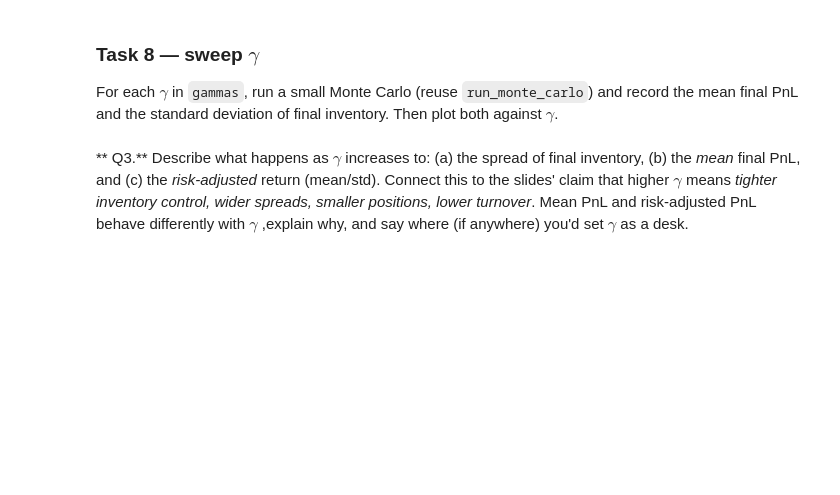
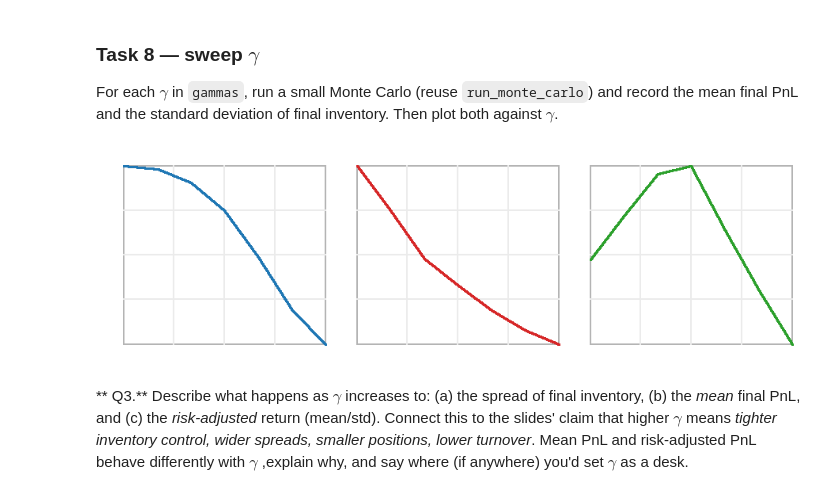
Before and after one commit to parthrs25/OrderBook-Oracle-, a Jupyter notebook: Avellaneda_Stoikov_Assignment.ipynb, the cells around one changed output. Drawn from its saved outputs; the diff is of its cells as text; code cells hidden in the pictures; blank space fills up the shorter version.

```diff
--- a/Avellaneda_Stoikov_Assignment.ipynb
+++ b/Avellaneda_Stoikov_Assignment.ipynb
@@ -184,8 +189,9 @@ def simulate_midprice(S0, sigma, T, dt, seed=0):
     steps = int(T / dt)
     S = np.empty(steps + 1)
     S[0] = S0
-    # TODO: fill S[1:] using S[t+1] = S[t] + sigma * sqrt(dt) * standard_normal
-    raise NotImplementedError
+    for t in range(steps):
+        S[t + 1] = S[t] + sigma * np.sqrt(dt) * rng.standard_normal()
+    return S
 # %%
 # quick look at a few sample paths
 for seed in range(4):
@@ -230,8 +238,13 @@ def simulate_fills(S, bid, ask, dt, A, k, rng):
       hit_ask -> we SELL at our ask  (q -= 1, cash += ask)
     Intensity: lambda(delta) = A * exp(-k * delta), Bernoulli(lambda*dt) per side.
     """
-    # TODO: distances, intensities, then independent Bernoulli draws
-    raise NotImplementedError
+    delta_b = max(S - bid, 0.0)
+    delta_a = max(ask - S, 0.0)
+    lambda_b = A * np.exp(-k * delta_b)
+    lambda_a = A * np.exp(-k * delta_a)
+    hit_bid = bool(rng.random() < lambda_b * dt)
+    hit_ask = bool(rng.random() < lambda_a * dt)
+    return hit_bid, hit_ask
 # %% [markdown]
 ### Self-check 2 — fill-engine sanity
 
@@ -300,16 +315,18 @@ def run_simulation(params, seed=0):
         tau = max(T - t * dt, 0.0)                  # time remaining
 
         # TODO (a): compute quotes for the current state
-        bid, ask, r, delta = ...                    # <-- replace ...
+        bid, ask, r, delta = make_quotes(S, q, gamma, sigma, tau, k)
 
         hit_bid, hit_ask = simulate_fills(S, bid, ask, dt, A, k, rng)
 
         # TODO (b): if our bid was hit, we BUY one unit
         if hit_bid:
-            ...                                     # <-- update q and cash
+            q += 1
+            cash -= bid
         # TODO (c): if our ask was lifted, we SELL one unit
         if hit_ask:
-            ...                                     # <-- update q and cash
+            q -= 1
+            cash += ask
 
         pnl = cash + q * S                          # mark-to-market
 
@@ -384,8 +413,10 @@ and final inventory from each, and store them in the two lists.
 def run_monte_carlo(params, n_paths=200):
     """Run n_paths independent simulations; return arrays of final PnL & inventory."""
     final_pnl, final_q = [], []
-    # TODO: loop over seeds 0..n_paths-1, run_simulation, collect last pnl & q
-    raise NotImplementedError
+    for seed in range(n_paths):
+        res = run_simulation(params, seed=seed)
+        final_pnl.append(res["pnl"][-1])
+        final_q.append(res["q"][-1])
     return np.array(final_pnl), np.array(final_q)
 
 pnl_dist, q_dist = run_monte_carlo(PARAMS, n_paths=300)
@@ -426,21 +466,26 @@ Then plot both against $\gamma$.
 # %%
 gammas = [0.01, 0.02, 0.05, 0.1, 0.2, 0.4, 0.8]
 mean_pnl, std_pnl, std_inv = [], [], []
 
-# TODO: for each g, copy PARAMS with gamma=g, run_monte_carlo (n_paths~200),
-#       append: mean final PnL, std of final PnL, and std of final inventory.
-raise NotImplementedError
+for g in gammas:
+    p = dict(PARAMS, gamma=g)
+    pnl_g, q_g = run_monte_carlo(p, n_paths=200)
+    mean_pnl.append(pnl_g.mean())
+    std_pnl.append(pnl_g.std())
+    std_inv.append(q_g.std())
 
 sharpe = [m / s for m, s in zip(mean_pnl, std_pnl)]   # risk-adjusted return
 
 fig, ax = plt.subplots(1, 3, figsize=(14, 4))
 ax[0].plot(gammas, mean_pnl, "o-"); ax[0].set_xscale("log")
 ax[0].set_title("Mean final PnL vs gamma"); ax[0].set_xlabel("gamma (log)")
 ax[1].plot(gammas, std_inv, "o-", color="tab:red"); ax[1].set_xscale("log")
 ax[1].set_title("Std of final inventory vs gamma"); ax[1].set_xlabel("gamma (log)")
 ax[2].plot(gammas, sharpe, "o-", color="tab:green"); ax[2].set_xscale("log")
 ax[2].set_title("Risk-adjusted PnL (mean/std) vs gamma"); ax[2].set_xlabel("gamma (log)")
 plt.tight_layout(); plt.show()
+# %% [output]
+[figure, added]
 # %% [markdown]
 ** Q3.** Describe what happens as $\gamma$ increases to: (a) the
 spread of final inventory, (b) the *mean* final PnL, and (c) the *risk-adjusted*
```
Also changed, not shown: parts of 21 cells of this notebook.
